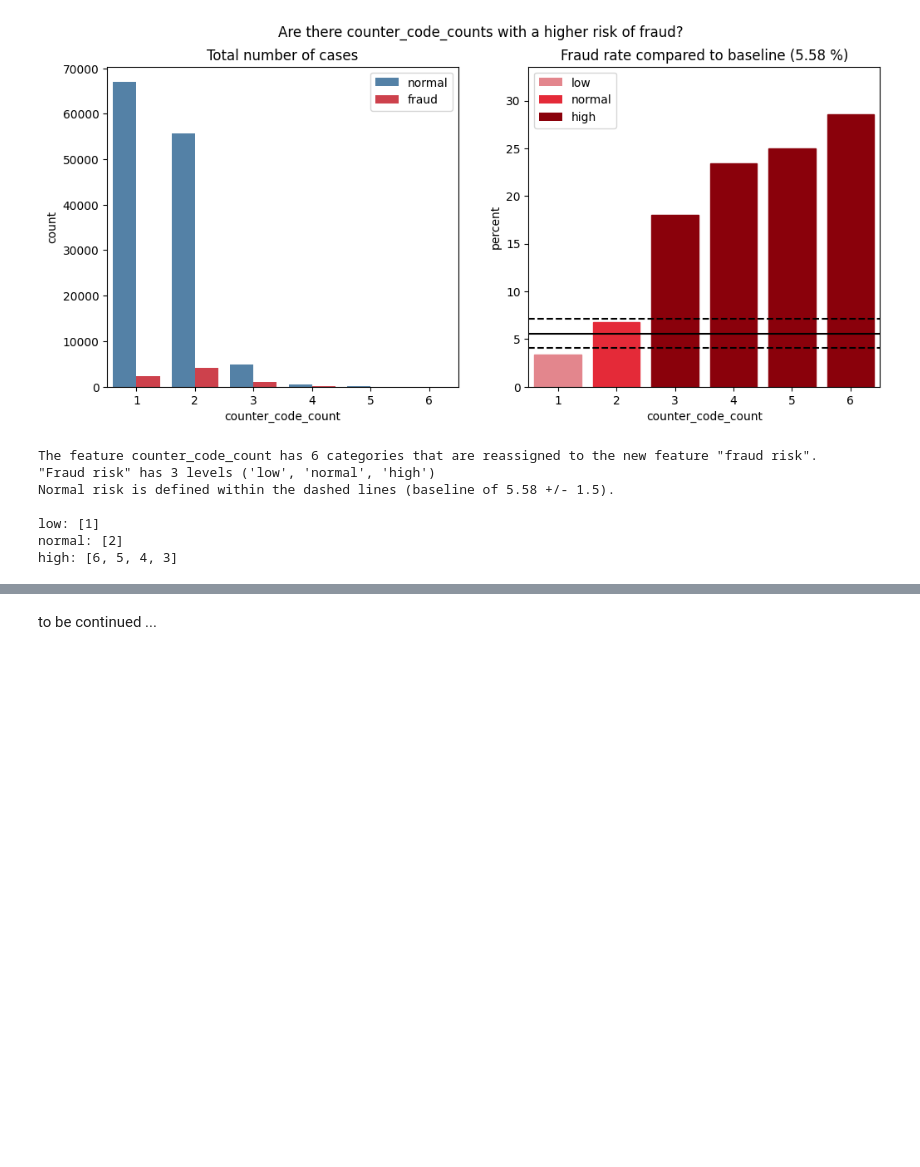
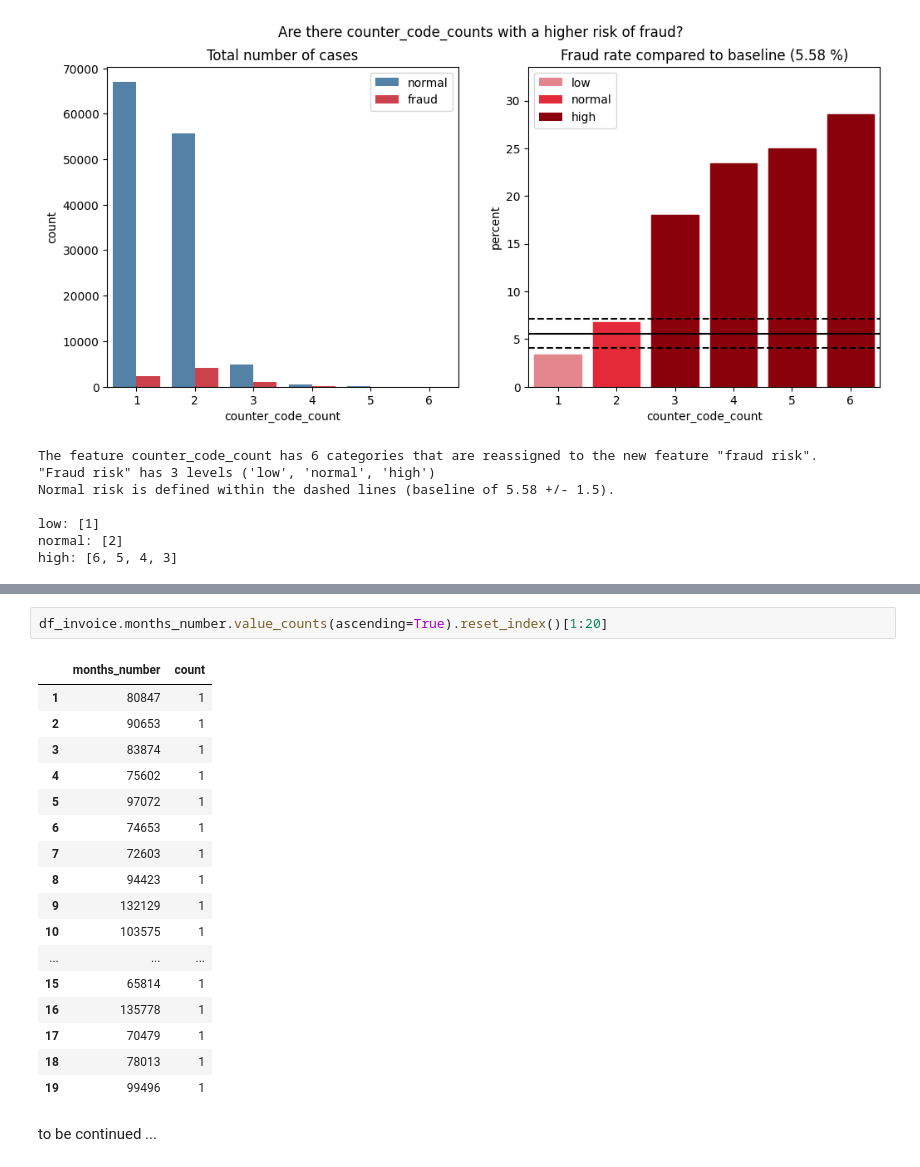
Before and after one commit to A-Lachs/ds_fraud_detection, a Jupyter notebook: EDA/EDA_notebook.ipynb, the cells around one changed output, grey strips where cells are left out. Cells and saved outputs as stored; diff of their text form; blank space fills up the shorter version.

```diff
--- a/EDA/EDA_notebook.ipynb
+++ b/EDA/EDA_notebook.ipynb
@@ -1090,2 +1312,22 @@ Comment:
+# %%
+df_invoice.months_number.value_counts(ascending=True).reset_index()[1:20]
+# %% [output]
+|  | months_number | count |
+| 1 | 80847 | 1 |
+| 2 | 90653 | 1 |
+| 3 | 83874 | 1 |
+| 4 | 75602 | 1 |
+| 5 | 97072 | 1 |
+| 6 | 74653 | 1 |
+| 7 | 72603 | 1 |
+| 8 | 94423 | 1 |
+| 9 | 132129 | 1 |
+| 10 | 103575 | 1 |
+| ... | ... | ... |
+| 15 | 65814 | 1 |
+| 16 | 135778 | 1 |
+| 17 | 70479 | 1 |
+| 18 | 78013 | 1 |
+| 19 | 99496 | 1 |
 # %% [markdown]
 to be continued ...
```
Also changed, not shown: parts of 27 cells of this notebook.
